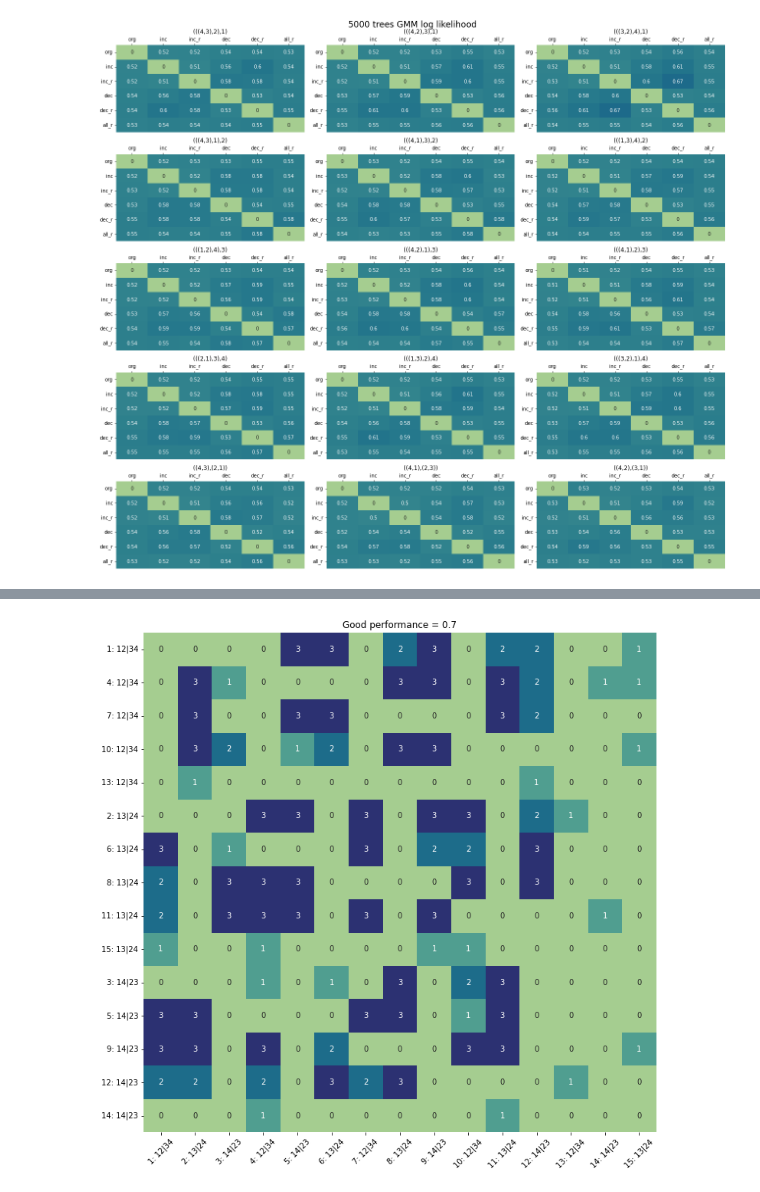
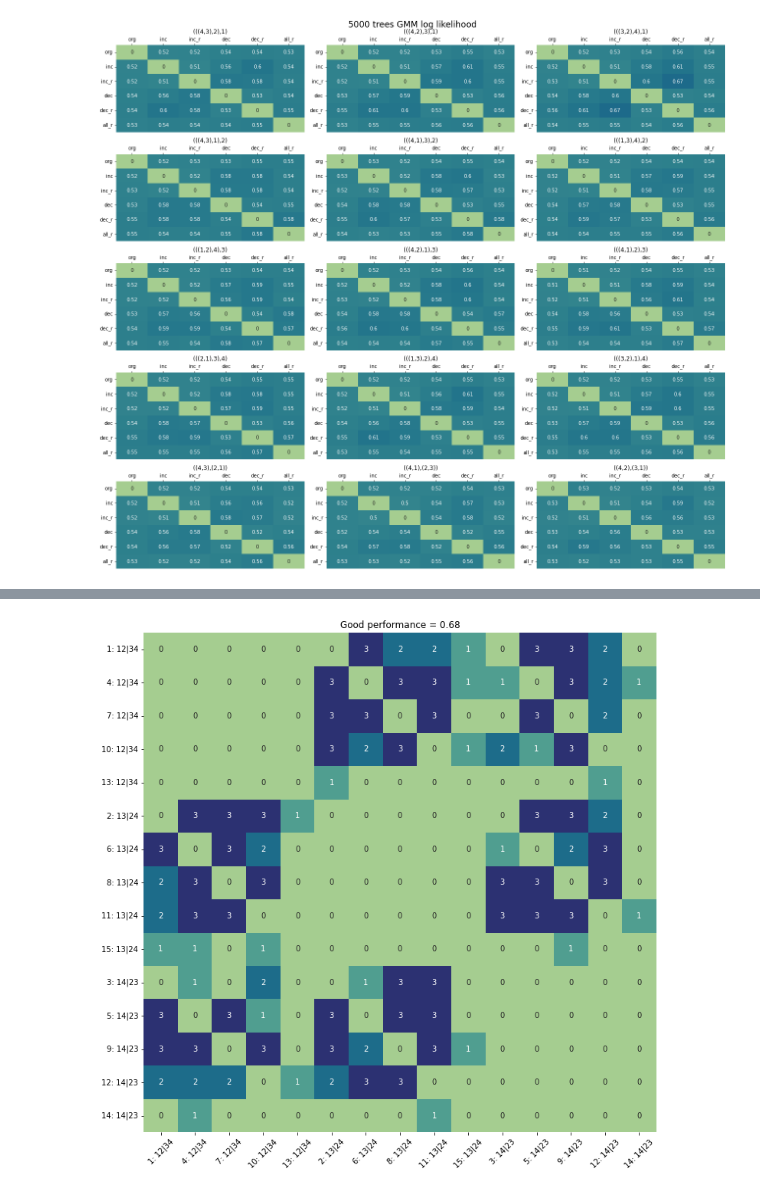
Before and after one commit to solislemuslab/PhyloClustering.jl, a Jupyter notebook: plot-heatmap.ipynb, the cells around one changed output, grey strips where cells are left out. Drawn from its saved outputs; the diff is of its cells as text; code cells hidden in the pictures.

Commit message:
test different topologies with different branch lengthes and fixed struct UnrootedTree

```diff
--- a/plot-heatmap.ipynb
+++ b/plot-heatmap.ipynb
@@ -366,3 +332,6 @@ Both bad:  [(1, 2), (1, 3), (1, 4), (1, 7), (1, 10), (1, 13), (1, 14), (2, 3), (
 unrooted = ["1: 12|34","2: 13|24","3: 14|23","4: 12|34","5: 14|23",
             "6: 13|24","7: 12|34","8: 13|24","9: 14|23","10: 12|34",
             "11: 13|24","12: 14|23","13: 12|34","14: 14|23","15: 13|24"]
+newIdx = ["1: 12|34", "4: 12|34", "7: 12|34", "10: 12|34", "13: 12|34",
+          "2: 13|24", "6: 13|24", "8: 13|24", "11: 13|24", "15: 13|24",
+          "3: 14|23", "5: 14|23", "9: 14|23", "12: 14|23", "14: 14|23"]
@@ -395,11 +418,28 @@ plot.tick_params(axis='y', rotation=0)
 # %%
-matrix = matrix.reindex(["1: 12|34", "4: 12|34", "7: 12|34", "10: 12|34", "13: 12|34",
-                "2: 13|24", "6: 13|24", "8: 13|24", "11: 13|24", "15: 13|24",
-                "3: 14|23", "5: 14|23", "9: 14|23", "12: 14|23", "14: 14|23"])
+matrix = [[0 for x in range(15)] for y in range(15)]
+
+for pair in good_kmeans:
+    i = pair[0] - 1
+    j = pair[1] - 1
+    matrix[i][j] += 1
+    matrix[j][i] += 1
+
+for pair in good_GMM:
+    i = pair[0] - 1
+    j = pair[1] - 1
+    matrix[i][j] += 2
+    matrix[j][i] += 2
+
+matrix = pd.DataFrame(matrix)
+matrix.columns = unrooted
+matrix.index = unrooted
+matrix = matrix.reindex(newIdx)
+matrix = matrix.reindex(columns = newIdx)
+
 plt.figure(figsize=(12,12))
 plt.title('Good performance = 0.68')
 plot = sns.heatmap(matrix, annot=True, cmap="crest", cbar = False)
 plot.tick_params(axis='x', rotation=45)
 plot.tick_params(axis='y', rotation=0)
 # %% [output]
-[figure, old version]
+[figure, new version]
```
Also changed, not shown: parts of 13 cells of this notebook, 3 other files.
